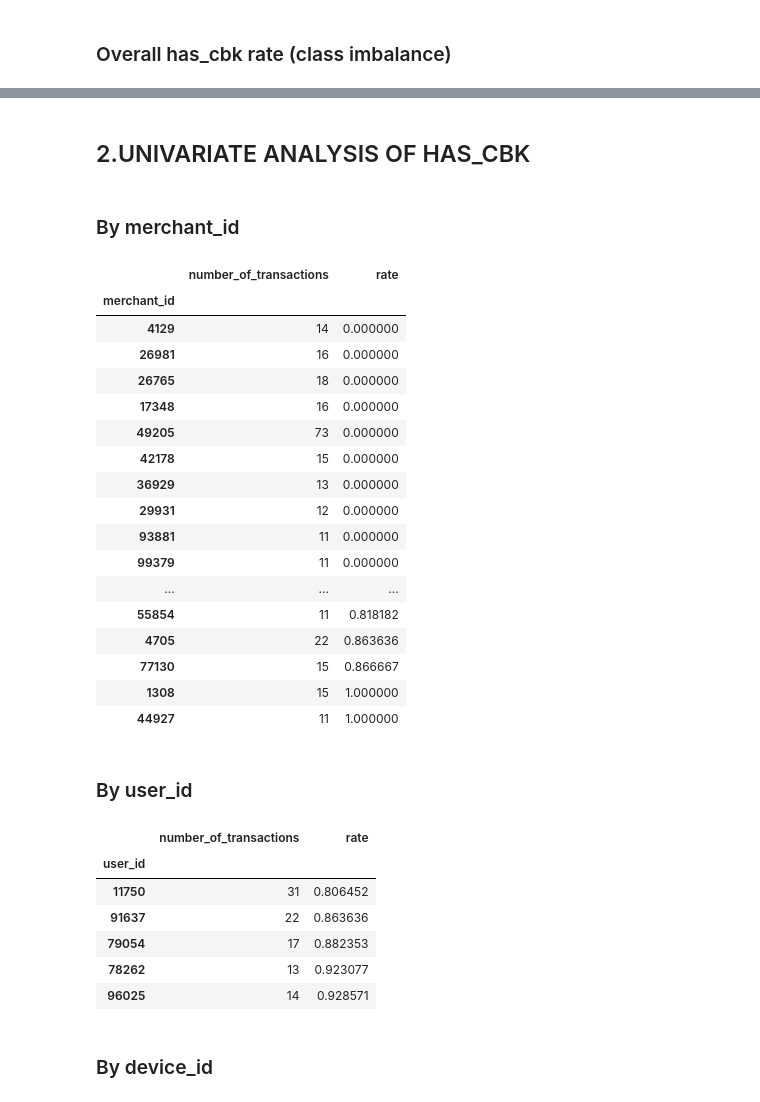
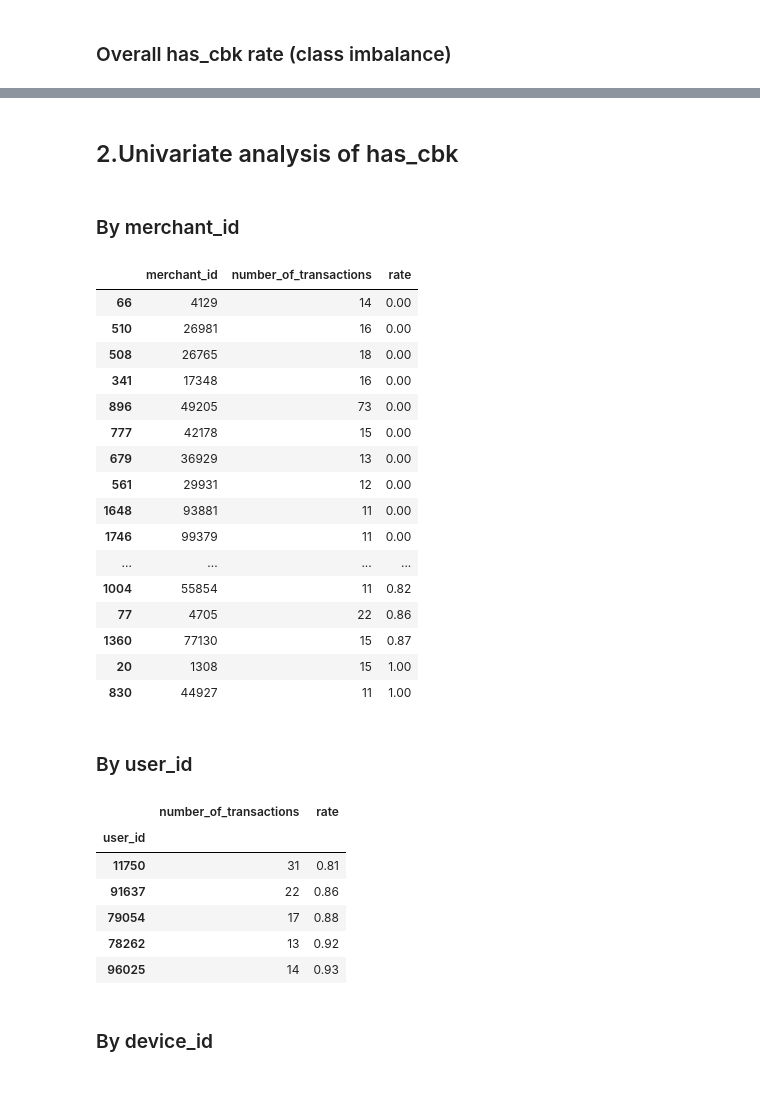
Before and after one commit to MatheusRiosBarcelos/Cloudwalk-Case, a Jupyter notebook: exploratory_analyzes.ipynb, the cells around one changed output, grey strips where cells are left out. Drawn from its saved outputs; the diff is of its cells as text; code cells hidden in the pictures.

```diff
--- a/exploratory_analyzes.ipynb
+++ b/exploratory_analyzes.ipynb
@@ -4,6 +4,20 @@
 ## Reading the data
 # %%
 import pandas as pd
+# Show all columns (no truncation)
+pd.set_option('display.max_columns', None)
+
+# Show all rows (use a number if you want a limit, e.g., 100)
+pd.set_option('display.max_rows', None)
+
+# Increase the width of the display to avoid line wrapping
+pd.set_option('display.width', None)
+
+# Align numbers to the right and format floats (e.g., amounts with 2 decimals)
+pd.set_option('display.float_format', '{:.2f}'.format)
+
+# Optional: display all columns on one line if screen is wide
+pd.set_option('display.expand_frame_repr', False)
 
 df = pd.read_csv('transactional-sample.csv')
 df.head(5)
@@ -223,31 +237,30 @@ True     0.122226
 Name: proportion, dtype: float64
 # %% [markdown]
-## 2.UNIVARIATE ANALYSIS OF HAS_CBK
+## 2.Univariate analysis of has_cbk
 # %% [markdown]
 ### By merchant_id
 # %%
 df_merchant = df.copy()
-df_merchant = df_merchant.groupby('merchant_id')['has_cbk'].agg(number_of_transactions='count', rate='mean')
+df_merchant = df_merchant.groupby('merchant_id')['has_cbk'].agg(number_of_transactions='count', rate='mean').reset_index()
 df_merchant[df_merchant['number_of_transactions']>10].sort_values('rate')
 # %% [output]
-|  | number_of_transactions | rate |
-| merchant_id |  |  |
-| 4129 | 14 | 0.000000 |
-| 26981 | 16 | 0.000000 |
-| 26765 | 18 | 0.000000 |
-| 17348 | 16 | 0.000000 |
-| 49205 | 73 | 0.000000 |
-| 42178 | 15 | 0.000000 |
-| 36929 | 13 | 0.000000 |
-| 29931 | 12 | 0.000000 |
-| 93881 | 11 | 0.000000 |
-| 99379 | 11 | 0.000000 |
-| ... | ... | ... |
-| 55854 | 11 | 0.818182 |
-| 4705 | 22 | 0.863636 |
-| 77130 | 15 | 0.866667 |
-| 1308 | 15 | 1.000000 |
-| 44927 | 11 | 1.000000 |
+|  | merchant_id | number_of_transactions | rate |
+| 66 | 4129 | 14 | 0.00 |
+| 510 | 26981 | 16 | 0.00 |
+| 508 | 26765 | 18 | 0.00 |
+| 341 | 17348 | 16 | 0.00 |
+| 896 | 49205 | 73 | 0.00 |
+| 777 | 42178 | 15 | 0.00 |
+| 679 | 36929 | 13 | 0.00 |
+| 561 | 29931 | 12 | 0.00 |
+| 1648 | 93881 | 11 | 0.00 |
+| 1746 | 99379 | 11 | 0.00 |
+| ... | ... | ... | ... |
+| 1004 | 55854 | 11 | 0.82 |
+| 77 | 4705 | 22 | 0.86 |
+| 1360 | 77130 | 15 | 0.87 |
+| 20 | 1308 | 15 | 1.00 |
+| 830 | 44927 | 11 | 1.00 |
 # %% [markdown]
 ### By user_id
 # %%
@@ -257,11 +270,11 @@ df_user_id[df_user_id['number_of_transactions']>10].sort_values('rate')
 # %% [output]
 |  | number_of_transactions | rate |
 | user_id |  |  |
-| 11750 | 31 | 0.806452 |
-| 91637 | 22 | 0.863636 |
-| 79054 | 17 | 0.882353 |
-| 78262 | 13 | 0.923077 |
-| 96025 | 14 | 0.928571 |
+| 11750 | 31 | 0.81 |
+| 91637 | 22 | 0.86 |
+| 79054 | 17 | 0.88 |
+| 78262 | 13 | 0.92 |
+| 96025 | 14 | 0.93 |
 # %% [markdown]
 ### By device_id
 # %%
```
Also changed, not shown: parts of 52 cells of this notebook.
